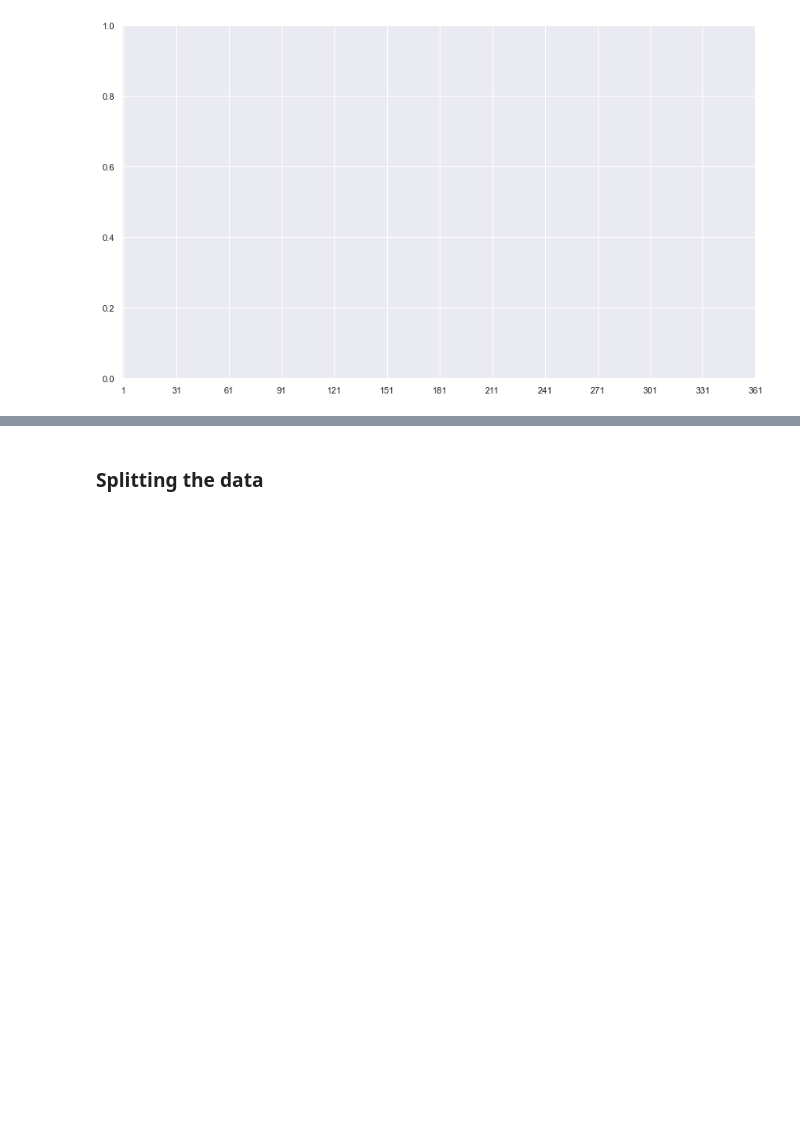
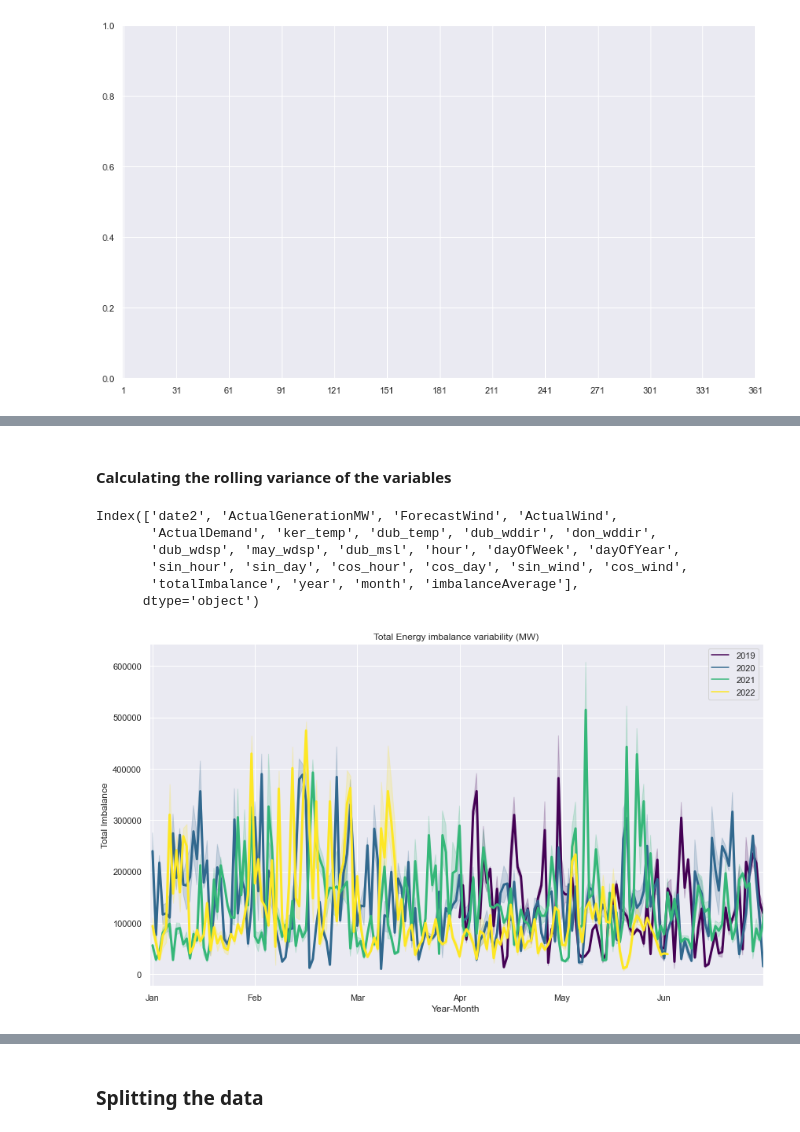
Before and after one commit to kevinTheQuigley/chargeTimeAnalytics, a Jupyter notebook: ChargeTimeAnalyticsNotebook2.ipynb, the cells around one changed output, grey strips where cells are left out. Drawn from its saved outputs; the diff is of its cells as text; code cells hidden in the pictures; blank space fills up the shorter version.

```diff
--- a/ChargeTimeAnalyticsNotebook2.ipynb
+++ b/ChargeTimeAnalyticsNotebook2.ipynb
@@ -2203,0 +2078,11 @@ plt.show()
+# %% [markdown]
+#### Calculating the rolling variance of the variables
+# %%
+df1.columns
+# %% [output]
+Index(['date2', 'ActualGenerationMW', 'ForecastWind', 'ActualWind',
+       'ActualDemand', 'ker_temp', 'dub_temp', 'dub_wddir', 'don_wddir',
+       'dub_wdsp', 'may_wdsp', 'dub_msl', 'hour', 'dayOfWeek', 'dayOfYear',
+       'sin_hour', 'sin_day', 'cos_hour', 'cos_day', 'sin_wind', 'cos_wind',
+       'totalImbalance', 'year', 'month', 'imbalanceAverage'],
+      dtype='object')
@@ -2203,0 +2091,30 @@ plt.show()
+# %%
+from datetime import datetime
+
+ax = sns.lineplot(data=df1, x ='dayOfYear', y = 'imbalanceVar',
+                  hue='year', palette='viridis',
+                  legend='full', lw=3)
+
+ax.xaxis.set_major_locator(ticker.MultipleLocator(4))
+plt.legend(bbox_to_anchor=(1, 1))
+plt.ylabel('Total Imbalance')
+plt.xlabel('Year-Month')
+
+plt.gca().xaxis.set_major_formatter(mdates.DateFormatter('%Y-%m'))
+#plt.gca().xaxis.set_major_locator(mdates.DayLocator())
+plt.gca().xaxis.set_major_formatter(md.DateFormatter('%Y-%m'))
+#plt.gca().xaxis.set_major_locator(md.HourLocator(byhour = [0, 6, 12, 18]))
+#plt.gca().xaxis.set_major_locator(md.HourLocator(byhour = [0 ]))
+plt.title('Total Energy imbalance variability (MW)')
+#plt.gcf().autofmt_xdate()
+months = list(df1.month)
+ax.set_xticklabels(np.unique(months))
+
+plt.xticks(np.arange(1, 360, 30))
+
+#ax.set_xticks(list(range(0,12)))
+ax.set_xticklabels([datetime(2017,_,1).strftime('%b') for _ in range(1,13)])
+plt.xlim([0, 180])
+plt.show()
+# %% [output]
+[figure, added]
```
Also changed, not shown: parts of 59 cells of this notebook.
